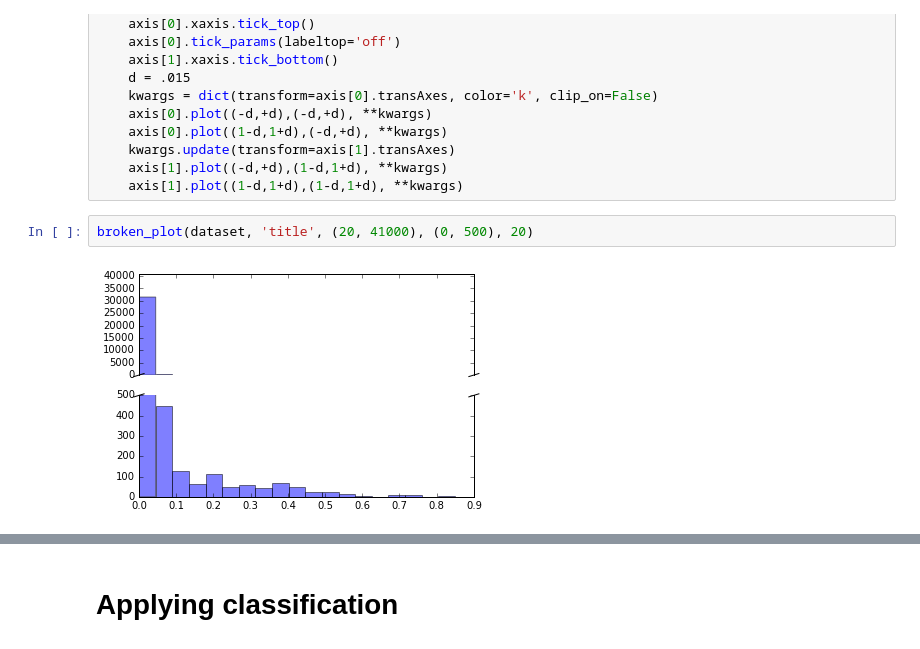
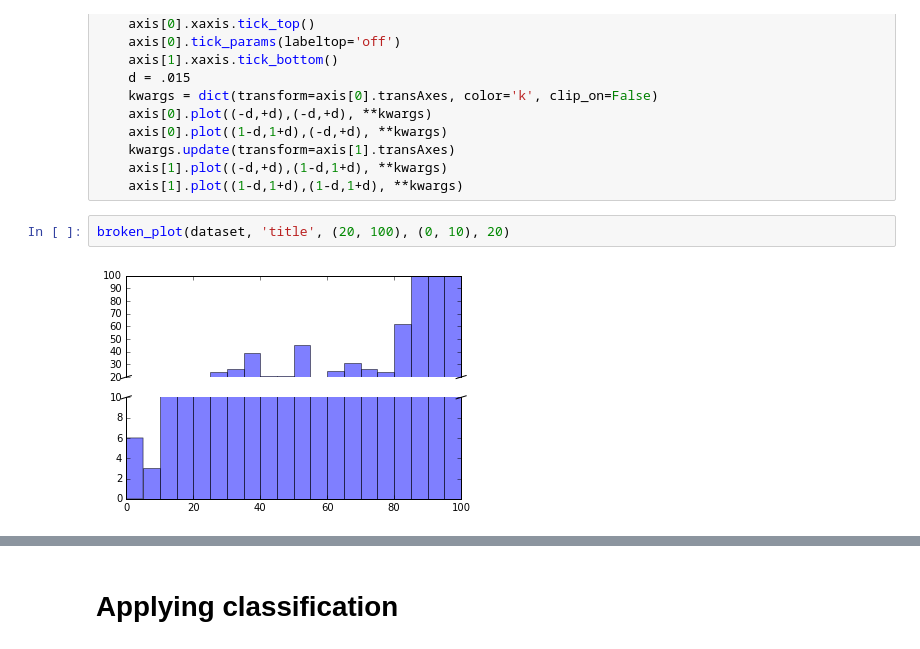
Before and after one commit to isendel/wd_matcher, a Jupyter notebook: wd_matcher/Weighted Word Document matching.ipynb, the cells around one changed output, grey strips where cells are left out. Saved outputs shown, nothing was run; the diff lists cells and outputs as text.

```diff
--- a/wd_matcher/Weighted Word Document matching.ipynb
+++ b/wd_matcher/Weighted Word Document matching.ipynb
@@ -52,9 +60,9 @@ def broken_plot(dataset, column, axis0_limits, axis1_limits, num_bins):
     axis[1].plot((-d,+d),(1-d,1+d), **kwargs)
     axis[1].plot((1-d,1+d),(1-d,1+d), **kwargs)
 # %%
-broken_plot(dataset, 'title', (20, 41000), (0, 500), 20)
+broken_plot(dataset, 'title', (20, 100), (0, 10), 20)
 # %% [output]
-[figure, old version]
+[figure, new version]
 # %%
 broken_plot(dataset_matched, 'title', (20, 1500), (0, 30), 20)
 # %% [output]
```
Also changed, not shown: parts of 18 cells of this notebook, 10 other files.
